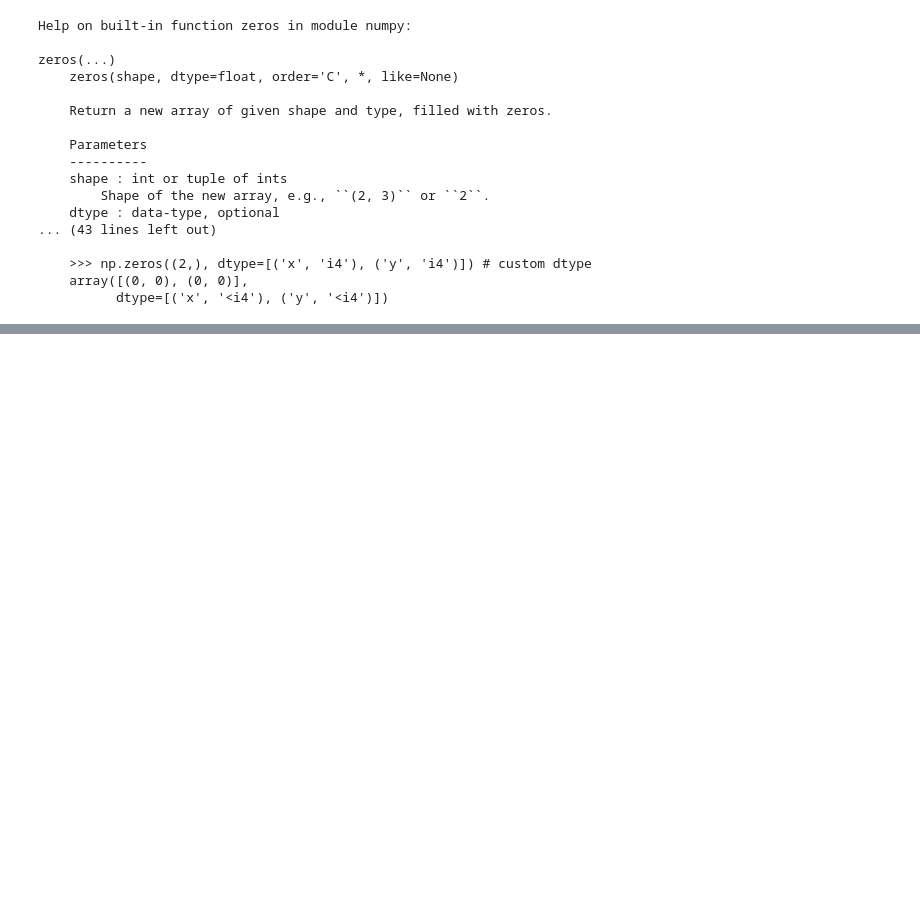
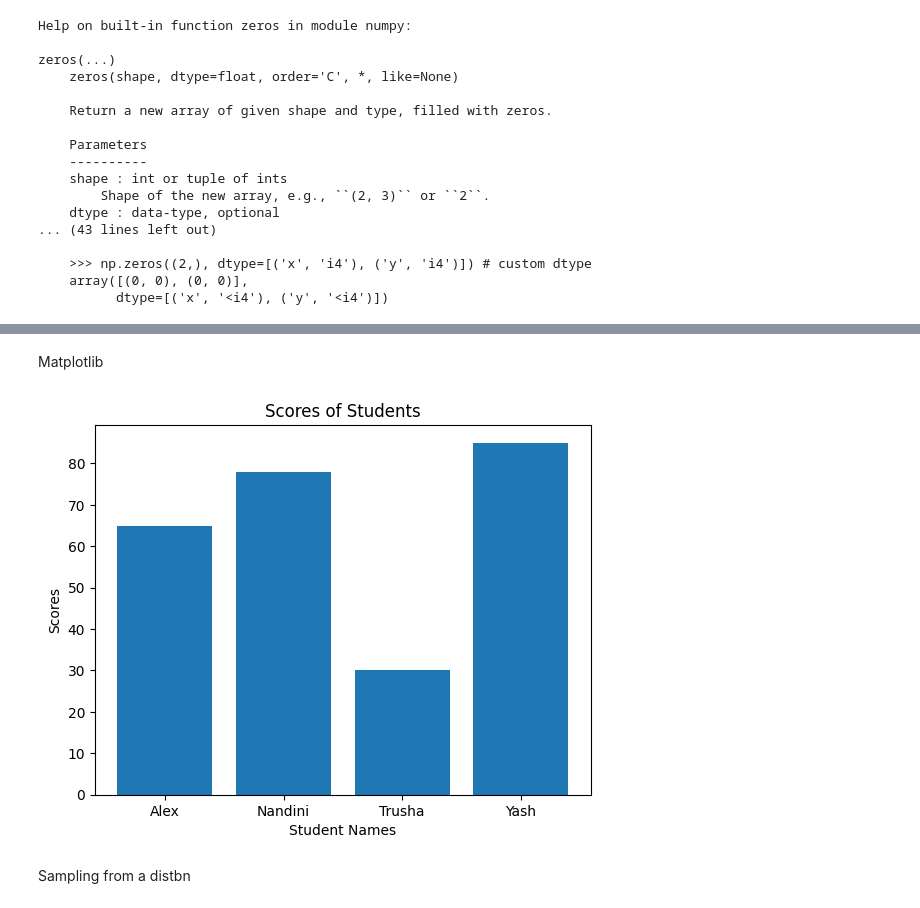
Before and after one commit to alyssakokkatt/stats, a Jupyter notebook: Jan16.ipynb, the cells around one changed output, grey strips where cells are left out. Cells and saved outputs as stored; diff of their text form; code cells hidden in the pictures; blank space fills up the shorter version.

```diff
--- a/Jan16.ipynb
+++ b/Jan16.ipynb
@@ -221,3 +190,10 @@ dict_values([65, 78, 30, 85])
 scores_dict.items()#Gives all the key-value pairs
 # %% [output]
 dict_items([('Alex', 65), ('nandini', 78), ('Trusha', 30), ('Yash', 85)])
+# %%
+#A dictionary is a data structure that does 1-1 mapping of key value pairs
+scores_dict = {"Alex":scores[0],
+               "nandini":scores[1],
+               "Trusha":scores[2],
+               "Yash":scores[3]}
+scores_dict
@@ -299,0 +376,2 @@ zeros(...)
+# %% [markdown]
+Matplotlib
@@ -299,0 +380,10 @@ zeros(...)
+# %%
+bar_plot = plt.bar(scores_dict.keys(),scores_dict.values())
+plt.ylabel("Scores")
+plt.xlabel("Student Names")
+plt.title("Scores of Students")
+plt.show()
+# %% [output]
+[figure, added]
+# %% [markdown]
+Sampling from a distbn
```
Also changed, not shown: parts of 28 cells of this notebook.
